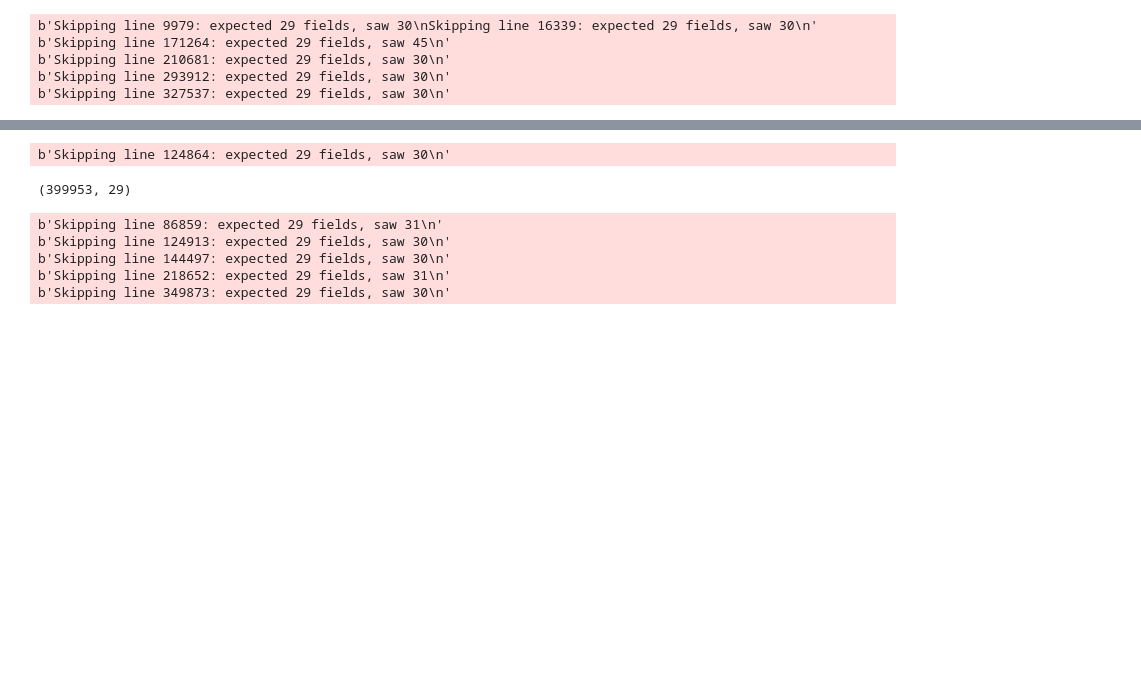
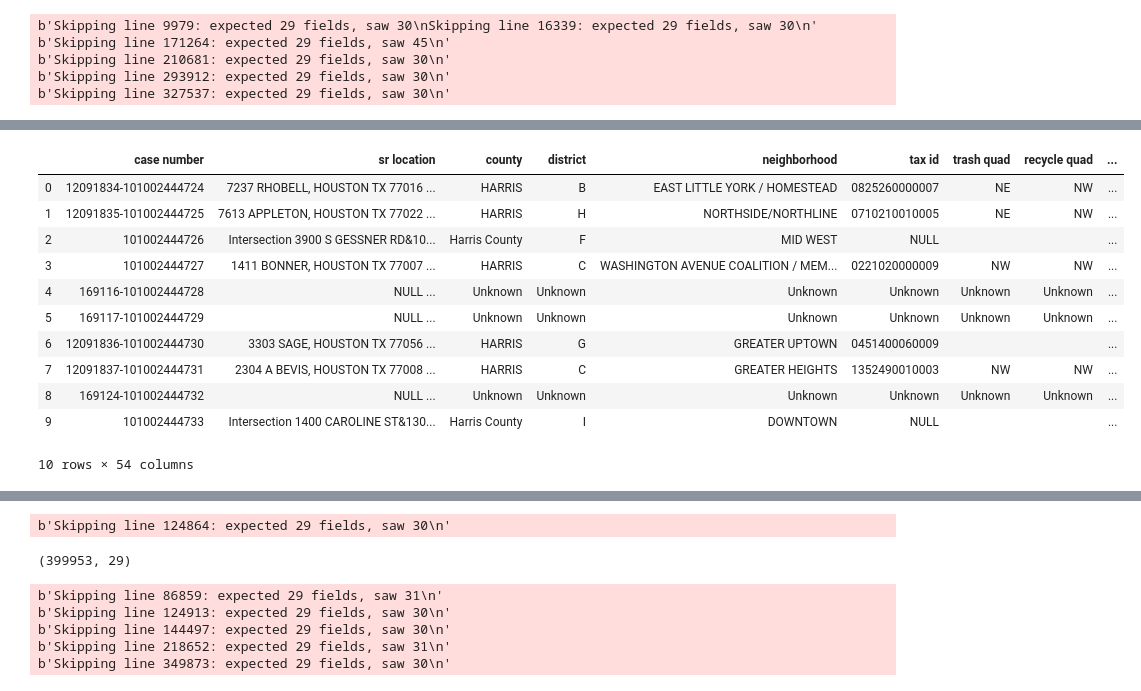
Before and after one commit to fpwirth/Final-Project, a Jupyter notebook: Notebooks/Raw Data_merge_weather.ipynb, the cells around one changed output, grey strips where cells are left out. Cells and saved outputs as stored; diff of their text form; code cells hidden in the pictures; blank space fills up the shorter version.

```diff
--- a/Notebooks/Raw Data_merge_weather.ipynb
+++ b/Notebooks/Raw Data_merge_weather.ipynb
@@ -17,0 +40,4 @@ b'Skipping line 327537: expected 29 fields, saw 30\n'
+# %%
+weather_data['date_field'] = weather_data['date_field_str'].apply(pd.to_datetime,errors='coerce')
+# %%
+weather_data['date_field'] = weather_data['date_field'].dt.date
@@ -27,0 +81,19 @@ data2017.shape
+# %%
+data2017['date_field'] = data2017['sr create date'].dt.date
+# %%
+alldata2017 = data2017.merge(weather_data,  on="date_field")
+# %%
+alldata2017.head(10)
+# %% [output]
+|  | case number | sr location | county | district | neighborhood | tax id | trash quad | recycle quad | ... |
+| 0 | 12091834-101002444724 | 7237 RHOBELL, HOUSTON TX 77016 ... | HARRIS | B | EAST LITTLE YORK / HOMESTEAD | 0825260000007 | NE | NW | ... |
+| 1 | 12091835-101002444725 | 7613 APPLETON, HOUSTON TX 77022 ... | HARRIS | H | NORTHSIDE/NORTHLINE | 0710210010005 | NE | NW | ... |
+| 2 | 101002444726 | Intersection 3900 S GESSNER RD&10... | Harris County | F | MID WEST | NULL |  |  | ... |
+| 3 | 101002444727 | 1411 BONNER, HOUSTON TX 77007 ... | HARRIS | C | WASHINGTON AVENUE COALITION / MEM... | 0221020000009 | NW | NW | ... |
+| 4 | 169116-101002444728 | NULL ... | Unknown | Unknown | Unknown | Unknown | Unknown | Unknown | ... |
+| 5 | 169117-101002444729 | NULL ... | Unknown | Unknown | Unknown | Unknown | Unknown | Unknown | ... |
+| 6 | 12091836-101002444730 | 3303 SAGE, HOUSTON TX 77056 ... | HARRIS | G | GREATER UPTOWN | 0451400060009 |  |  | ... |
+| 7 | 12091837-101002444731 | 2304 A BEVIS, HOUSTON TX 77008 ... | HARRIS | C | GREATER HEIGHTS | 1352490010003 | NW | NW | ... |
+| 8 | 169124-101002444732 | NULL ... | Unknown | Unknown | Unknown | Unknown | Unknown | Unknown | ... |
+| 9 | 101002444733 | Intersection 1400 CAROLINE ST&130... | Harris County | I | DOWNTOWN | NULL |  |  | ... |
+10 rows × 54 columns
```
Also changed, not shown: parts of 9 cells of this notebook.
